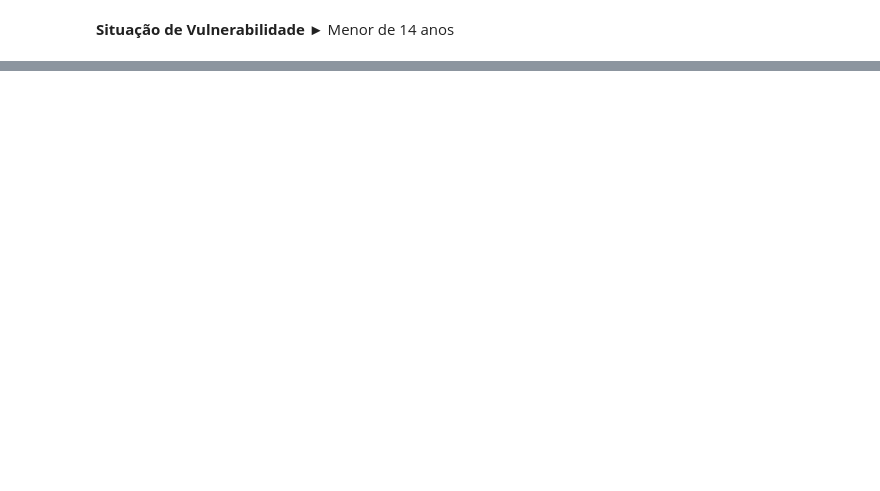
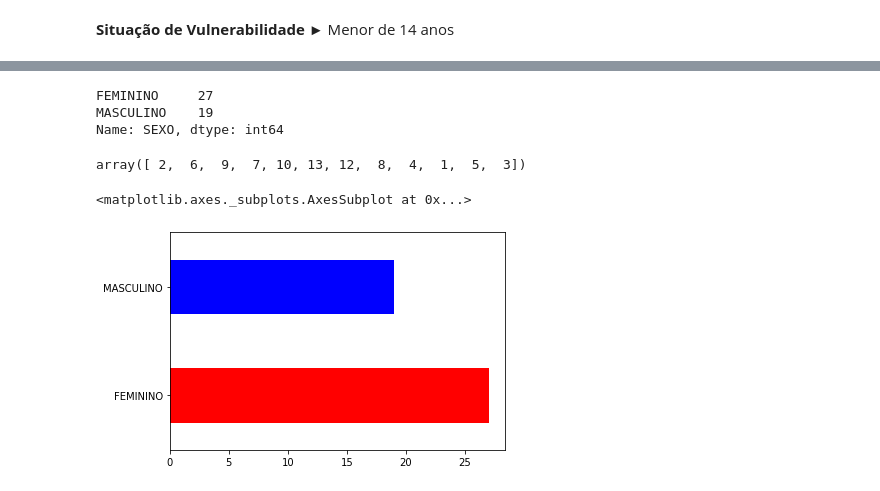
Before and after one commit to thiagoaprado22/DataScienceExperience, a Jupyter notebook: Análise_Descritiva__Situação_de_Rua_PBH_2022.ipynb, the cells around one changed output, grey strips where cells are left out. Saved outputs shown, nothing was run; the diff lists cells and outputs as text; code cells hidden in the pictures; blank space fills up the shorter version.

```diff
--- a/Análise_Descritiva__Situação_de_Rua_PBH_2022.ipynb
+++ b/Análise_Descritiva__Situação_de_Rua_PBH_2022.ipynb
@@ -225,5 +222,4 @@ sns.boxplot(x='IDADE', y='SEXO', data= dados_rua)
 
 <b>Situação de Vulnerabilidade </b> ► Menor de 14 anos
 # %%
-menor_idade = dados_rua['IDADE'] < 14
-menor_idade.value_counts()
+dados_rua_menor = dados_rua.query('IDADE < 14')
@@ -261,0 +246,15 @@ False
+# %%
+dados_rua_menor['SEXO'].value_counts()
+# %% [output]
+FEMININO     27
+MASCULINO    19
+Name: SEXO, dtype: int64
+# %%
+dados_rua_menor['IDADE'].unique()
+# %% [output]
+array([ 2,  6,  9,  7, 10, 13, 12,  8,  4,  1,  5,  3])
+# %%
+dados_rua_menor['SEXO'].value_counts().plot(kind='barh', color = ['red', 'blue'])
+# %% [output]
+<matplotlib.axes._subplots.AxesSubplot at 0x...>
+[figure, added]
```
Also changed, not shown: parts of 20 cells of this notebook.
